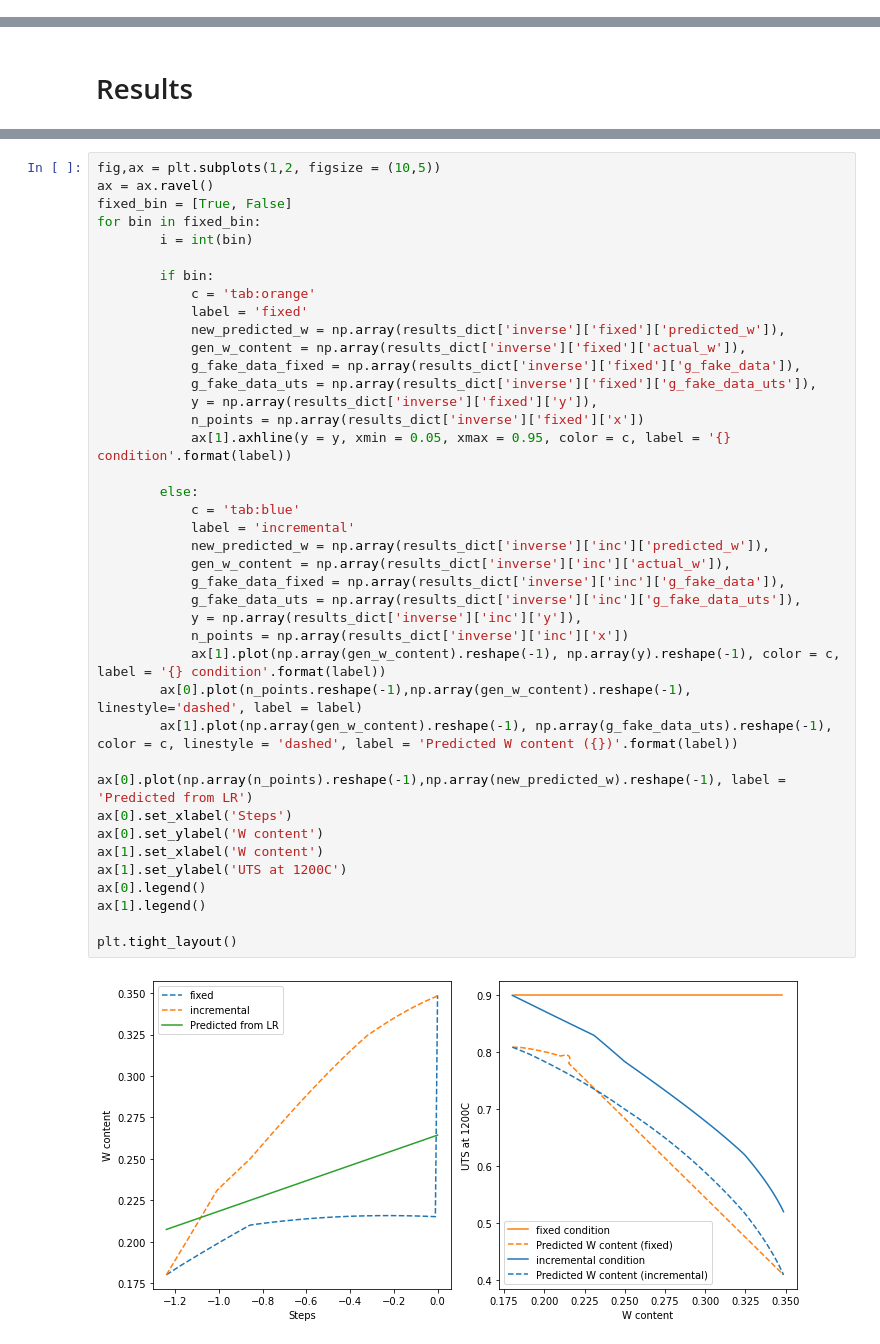
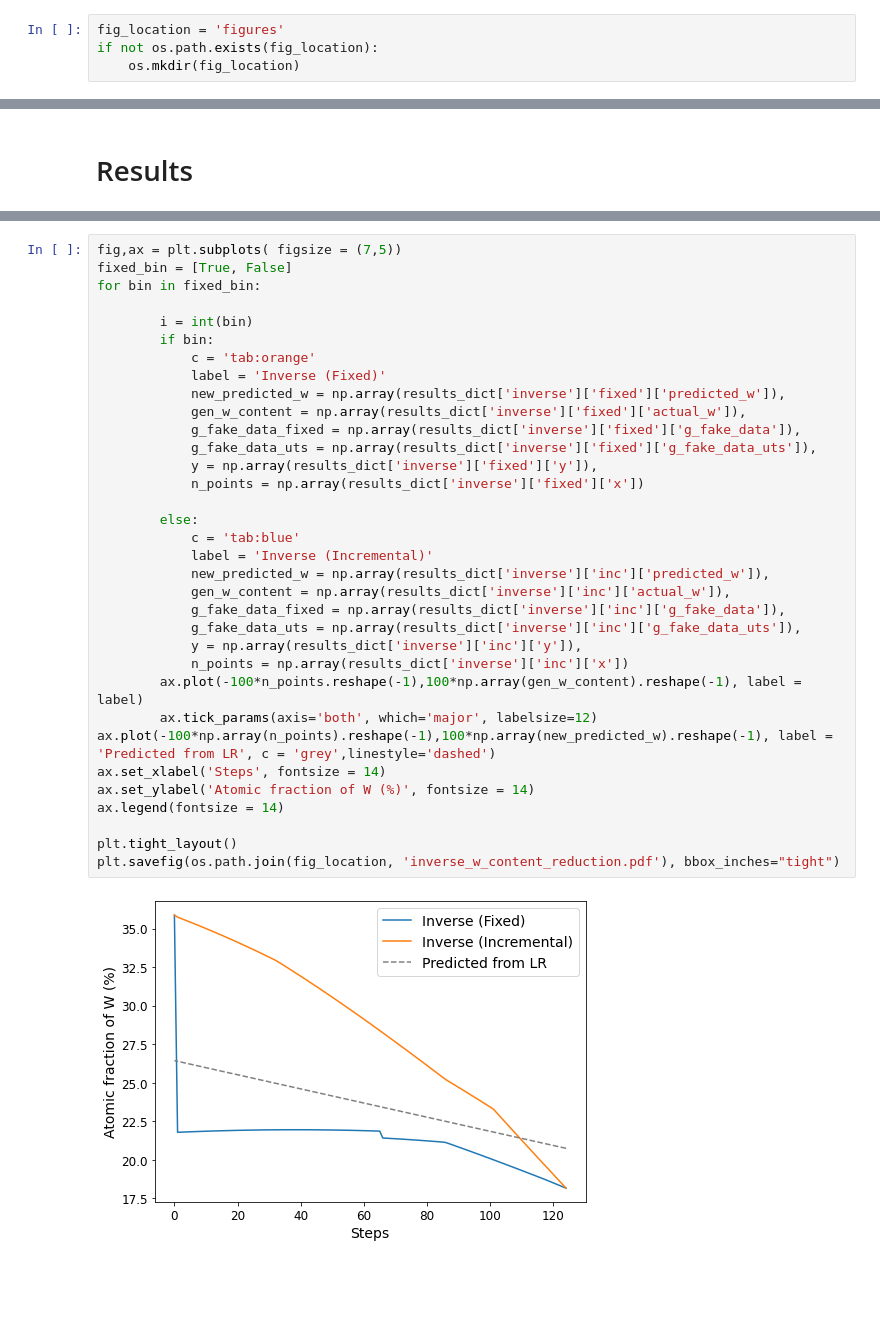
Before and after one commit to dovahkiin0022/forward_v_inverse, a Jupyter notebook: notebooks/visualization.ipynb, the cells around one changed output, grey strips where cells are left out. Cells and saved outputs as stored; diff of their text form; blank space fills up the shorter version.

```diff
--- a/notebooks/visualization.ipynb
+++ b/notebooks/visualization.ipynb
@@ -14,0 +19,4 @@ import pickle
+# %%
+fig_location = 'figures'
+if not os.path.exists(fig_location):
+    os.mkdir(fig_location)
@@ -62,42 +106,36 @@ plt.tight_layout()
 # %%
-fig,ax = plt.subplots(1,2, figsize = (10,5))
-ax = ax.ravel()
+fig,ax = plt.subplots( figsize = (7,5))
 fixed_bin = [True, False]
 for bin in fixed_bin:
+
         i = int(bin)
-
         if bin:
             c = 'tab:orange'
-            label = 'fixed'
+            label = 'Inverse (Fixed)'
             new_predicted_w = np.array(results_dict['inverse']['fixed']['predicted_w']),
             gen_w_content = np.array(results_dict['inverse']['fixed']['actual_w']),
             g_fake_data_fixed = np.array(results_dict['inverse']['fixed']['g_fake_data']),
             g_fake_data_uts = np.array(results_dict['inverse']['fixed']['g_fake_data_uts']),
             y = np.array(results_dict['inverse']['fixed']['y']),
             n_points = np.array(results_dict['inverse']['fixed']['x'])
-            ax[1].axhline(y = y, xmin = 0.05, xmax = 0.95, color = c, label = '{} condition'.format(label))
 
         else:
             c = 'tab:blue'
-            label = 'incremental'
+            label = 'Inverse (Incremental)'
             new_predicted_w = np.array(results_dict['inverse']['inc']['predicted_w']),
             gen_w_content = np.array(results_dict['inverse']['inc']['actual_w']),
             g_fake_data_fixed = np.array(results_dict['inverse']['inc']['g_fake_data']),
             g_fake_data_uts = np.array(results_dict['inverse']['inc']['g_fake_data_uts']),
             y = np.array(results_dict['inverse']['inc']['y']),
             n_points = np.array(results_dict['inverse']['inc']['x'])
-            ax[1].plot(np.array(gen_w_content).reshape(-1), np.array(y).reshape(-1), color = c, label = '{} condition'.format(label))
-        ax[0].plot(n_points.reshape(-1),np.array(gen_w_content).reshape(-1), linestyle='dashed', label = label)
-        ax[1].plot(np.array(gen_w_content).reshape(-1), np.array(g_fake_data_uts).reshape(-1), color = c, linestyle = 'dashed', label = 'Predicted W content ({})'.format(label))
-
-ax[0].plot(np.array(n_points).reshape(-1),np.array(new_predicted_w).reshape(-1), label = 'Predicted from LR')
-ax[0].set_xlabel('Steps')
-ax[0].set_ylabel('W content')
-ax[1].set_xlabel('W content')
-ax[1].set_ylabel('UTS at 1200C')
-ax[0].legend()
-ax[1].legend()
+        ax.plot(-100*n_points.reshape(-1),100*np.array(gen_w_content).reshape(-1), label = label)
+        ax.tick_params(axis='both', which='major', labelsize=12)
+ax.plot(-100*np.array(n_points).reshape(-1),100*np.array(new_predicted_w).reshape(-1), label = 'Predicted from LR', c = 'grey',linestyle='dashed')
+ax.set_xlabel('Steps', fontsize = 14)
+ax.set_ylabel('Atomic fraction of W (%)', fontsize = 14)
+ax.legend(fontsize = 14)
 
 plt.tight_layout()
+plt.savefig(os.path.join(fig_location, 'inverse_w_content_reduction.pdf'), bbox_inches="tight")
 # %% [output]
-[figure, old version]
+[figure, new version]
```
Also changed, not shown: parts of 12 cells of this notebook, 12 other files.
